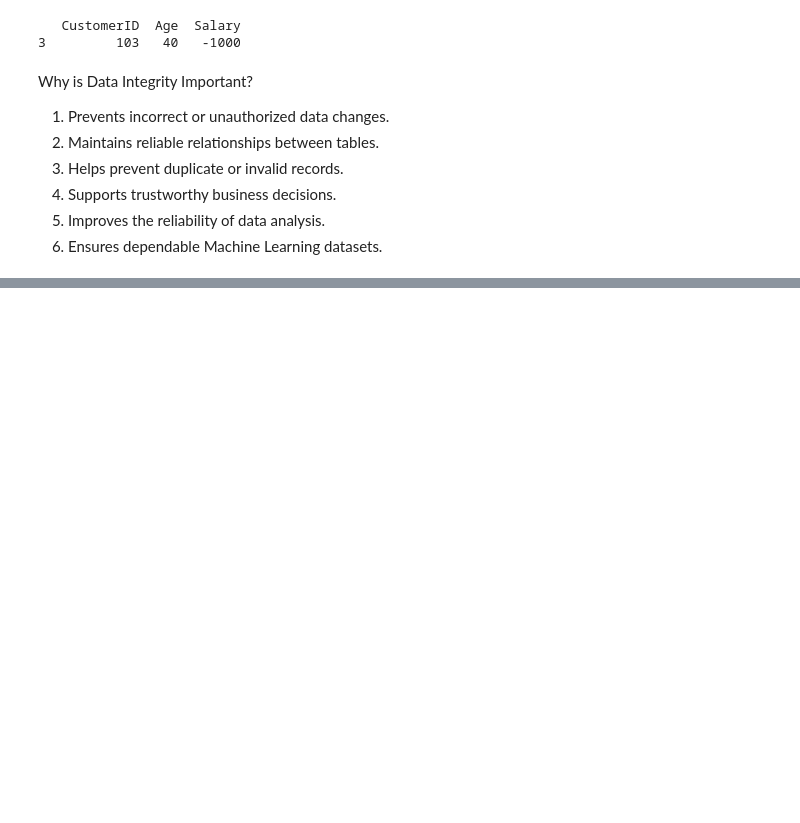
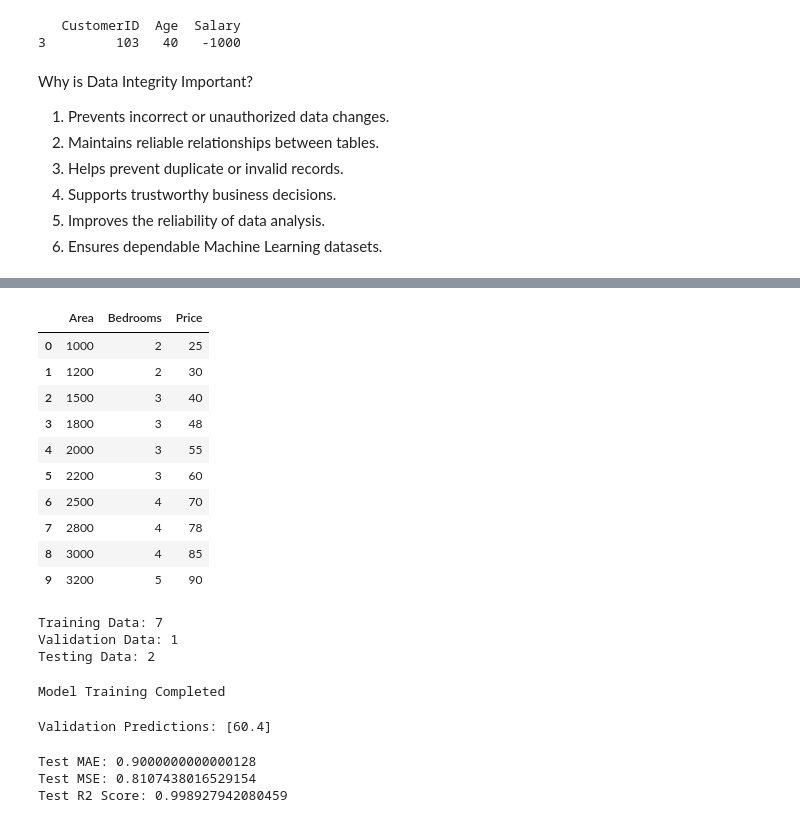
Before and after one commit to upendarreddyadla/Sprint-5-Data-Cleaning-Data-Preprocessing, a Jupyter notebook: 01_Data_Preprocessing_Basics.ipynb, the cells around one changed output, grey strips where cells are left out. Cells and saved outputs as stored; diff of their text form; code cells hidden in the pictures; blank space fills up the shorter version.

```diff
--- a/01_Data_Preprocessing_Basics.ipynb
+++ b/01_Data_Preprocessing_Basics.ipynb
@@ -1201,0 +1627,80 @@ Why is Data Integrity Important?
+# %%
+import pandas as pd
+
+data = {
+    "Area": [1000, 1200, 1500, 1800, 2000,
+             2200, 2500, 2800, 3000, 3200],
+    "Bedrooms": [2, 2, 3, 3, 3, 3, 4, 4, 4, 5],
+    "Price": [25, 30, 40, 48, 55, 60, 70, 78, 85, 90]
+}
+
+df = pd.DataFrame(data)
+
+df
+# %% [output]
+|  | Area | Bedrooms | Price |
+| 0 | 1000 | 2 | 25 |
+| 1 | 1200 | 2 | 30 |
+| 2 | 1500 | 3 | 40 |
+| 3 | 1800 | 3 | 48 |
+| 4 | 2000 | 3 | 55 |
+| 5 | 2200 | 3 | 60 |
+| 6 | 2500 | 4 | 70 |
+| 7 | 2800 | 4 | 78 |
+| 8 | 3000 | 4 | 85 |
+| 9 | 3200 | 5 | 90 |
+# %%
+from sklearn.model_selection import train_test_split        #Split Training, Validation and Testing Data
+
+# First split: 70% training, 30% remaining
+X_train, X_temp, y_train, y_temp = train_test_split(
+    X, y, test_size=0.30, random_state=42
+)
+
+# Second split: 15% validation, 15% testing
+X_val, X_test, y_val, y_test = train_test_split(
+    X_temp, y_temp, test_size=0.50, random_state=42
+)
+
+print("Training Data:", len(X_train))
+print("Validation Data:", len(X_val))
+print("Testing Data:", len(X_test))
+# %% [output]
+Training Data: 7
+Validation Data: 1
+Testing Data: 2
+# %%
+from sklearn.linear_model import LinearRegression #Train the Model
+
+model = LinearRegression()
+
+model.fit(X_train, y_train)
+
+print("Model Training Completed")
+# %% [output]
+Model Training Completed
+# %%
+val_predictions = model.predict(X_val) #Evaluate Using Validation Data
+
+print("Validation Predictions:", val_predictions)
+# %% [output]
+Validation Predictions: [60.4]
+# %%
+from sklearn.metrics import mean_absolute_error        #Evaluate Using Test Data
+from sklearn.metrics import mean_squared_error, r2_score
+
+test_predictions = model.predict(X_test)
+
+mae = mean_absolute_error(y_test, test_predictions)
+
+mse = mean_squared_error(y_test, test_predictions)
+
+r2 = r2_score(y_test, test_predictions)
+
+print("Test MAE:", mae)
+print("Test MSE:", mse)
+print("Test R2 Score:", r2)
+# %% [output]
+Test MAE: 0.9000000000000128
+Test MSE: 0.8107438016529154
+Test R2 Score: 0.998927942080459
```
Also changed, not shown: parts of 36 cells of this notebook.
